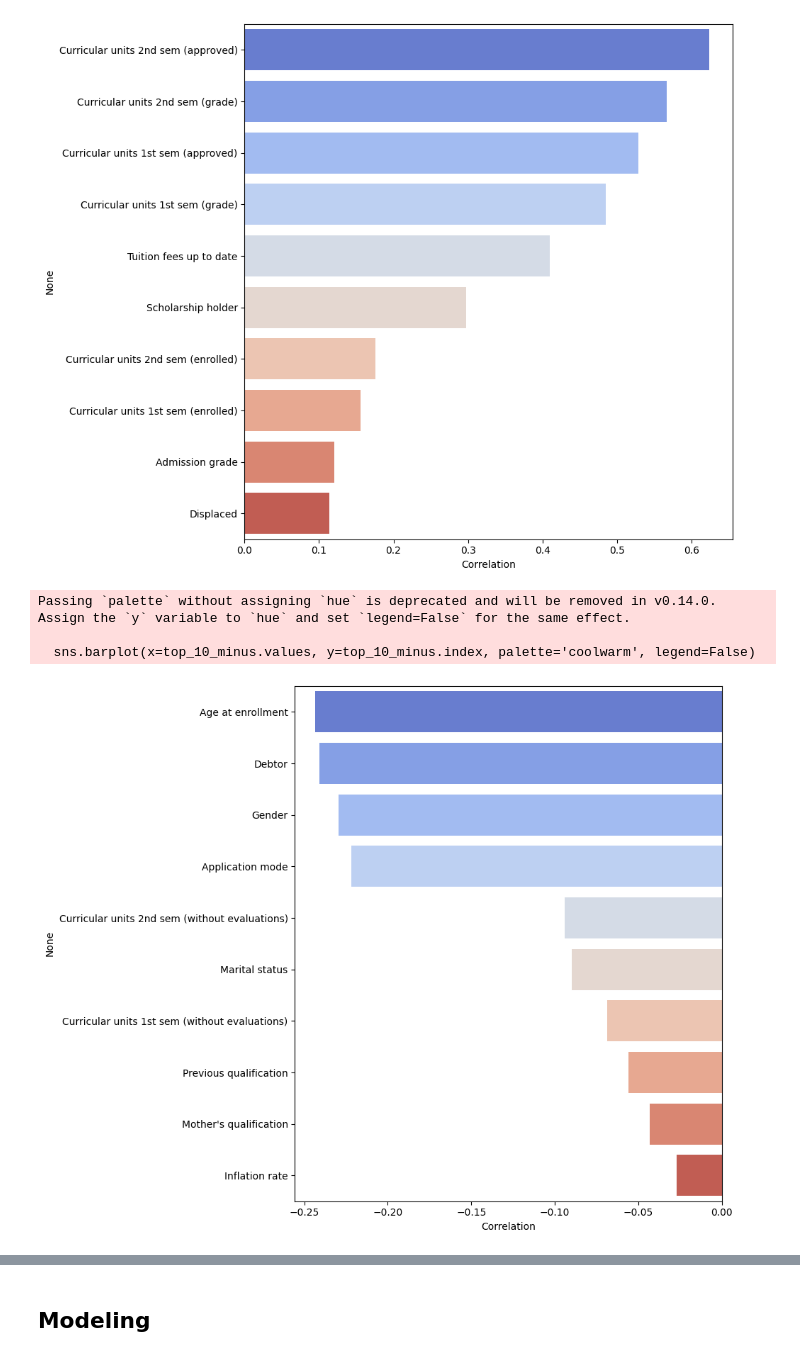
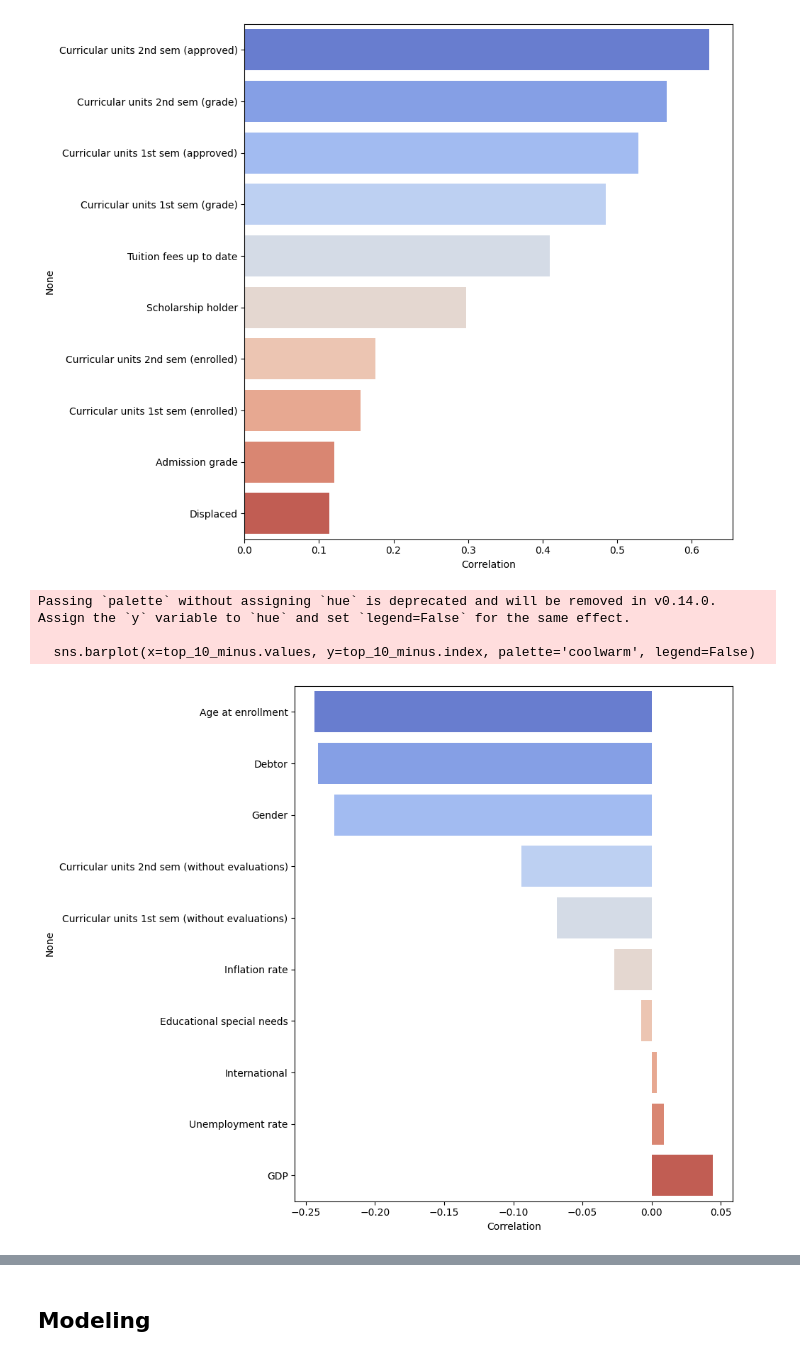
Before and after one commit to Sulbae/Student-s-Performances-Dashboard, a Jupyter notebook: notebook.ipynb, the cells around one changed output, grey strips where cells are left out. Cells and saved outputs as stored; diff of their text form; code cells hidden in the pictures.

```diff
--- a/notebook.ipynb
+++ b/notebook.ipynb
@@ -2076,0 +2086,12 @@ plt.show()
+# %%
+# Kolom yang diabaikan
+ignored_cols = [
+    "Marital status", "Application mode", "Course",
+    "Previous qualification", "Nationality",
+    "Mother's qualification", "Father's qualification",
+    "Mother's occupation", "Father's occupation", "Student ID"
+]
+# %%
+relevant_df = df_with_id.drop(columns=ignored_cols)
+
+relevant_df.head().T
@@ -2091,16 +2130,16 @@ Passing `palette` without assigning `hue` is deprecated and will be removed in v
 [figure]
 # %%
 # Cek Korelasi Negatif terhadap Target
-top_10_minus = df_with_id.corr(method='pearson')['Target'].drop('Target').sort_values(ascending=True).head(10)
+top_10_minus = relevant_df.corr(method='pearson')['Target'].drop('Target').sort_values(ascending=True).head(10)
 
 plt.figure(figsize=(10, 8))
 sns.barplot(x=top_10_minus.values, y=top_10_minus.index, palette='coolwarm', legend=False)
 plt.title('')
 plt.xlabel('Correlation')
 plt.tight_layout()
 plt.show()
 # %% [output]
 Passing `palette` without assigning `hue` is deprecated and will be removed in v0.14.0. Assign the `y` variable to `hue` and set `legend=False` for the same effect.
 
   sns.barplot(x=top_10_minus.values, y=top_10_minus.index, palette='coolwarm', legend=False)
-[figure, old version]
+[figure, new version]
```
Also changed, not shown: parts of 12 cells of this notebook.
